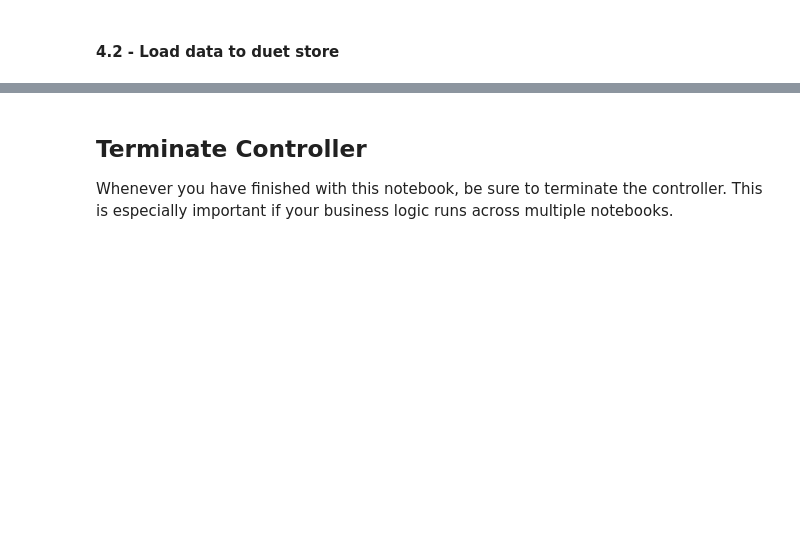
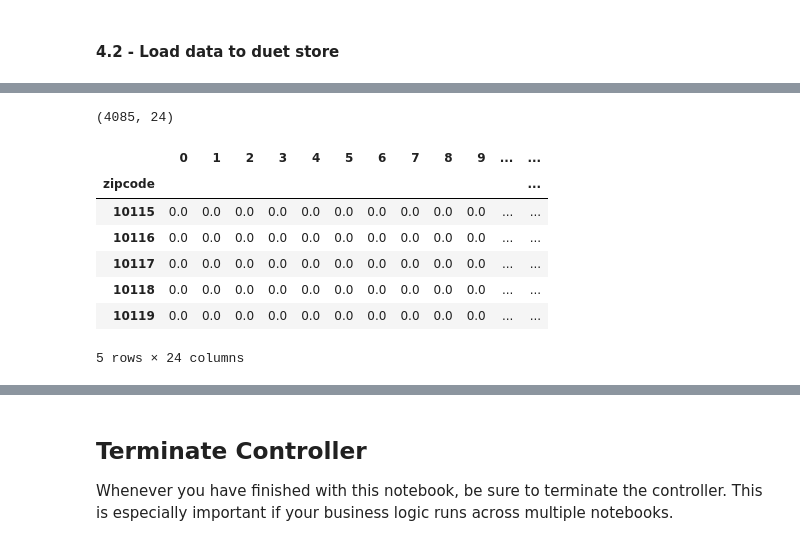
Before and after one commit to kajaschmidt/aries-jupyter-playground, a Jupyter notebook: agents/manufacturer1/notebooks/03_connect_with_city.ipynb, the cells around one changed output, grey strips where cells are left out. Cells and saved outputs as stored; diff of their text form; code cells hidden in the pictures; blank space fills up the shorter version.

```diff
--- a/agents/manufacturer1/notebooks/03_connect_with_city.ipynb
+++ b/agents/manufacturer1/notebooks/03_connect_with_city.ipynb
@@ -143,0 +195,6 @@ age_data_pointer = age_data.send(duet, pointable=True)
+# %%
+# Get dataframe and get hour of every entry from timestamp (zipcode data from https://daten.odis-berlin.de/de/dataset/plz/)
+df_zipcode = pd.read_csv("data/berlin_zipcodes.csv").rename(columns={"pls":"zipcode"})
+df = pd.read_csv("data/data.csv", index_col=0)
+df["hour"] = df.timestamp.apply(lambda x: int(x[11:13]))
+df.head()
@@ -143,0 +233,22 @@ age_data_pointer = age_data.send(duet, pointable=True)
+# %%
+# Get hourly co2
+df_hourly_co2 = df[["zipcode", "hour","co2_grams"]].groupby(["zipcode", "hour"]).sum().reset_index()
+df_hourly_co2 = df_hourly_co2.pivot(index=["zipcode"], columns=["hour"])["co2_grams"].replace(np.nan, 0)
+
+# Get matrix that of shape (4085,25)
+df_hourly_zipcode = df_zipcodes.set_index("zipcode").reindex(columns=list(range(0,24))).replace(np.nan,0)#.reset_index()
+
+# Add matrix-shaped pandas
+df_hourly_co2_per_zipcode = df_hourly_zipcode.add(df_hourly_co2, fill_value=0)
+print(df_hourly_co2_per_zipcode.shape)
+df_hourly_co2_per_zipcode.head()
+# %% [output]
+(4085, 24)
+|  | 0 | 1 | 2 | 3 | 4 | 5 | 6 | 7 | 8 | 9 | ... | ... |
+| zipcode |  |  |  |  |  |  |  |  |  |  |  | ... |
+| 10115 | 0.0 | 0.0 | 0.0 | 0.0 | 0.0 | 0.0 | 0.0 | 0.0 | 0.0 | 0.0 | ... | ... |
+| 10116 | 0.0 | 0.0 | 0.0 | 0.0 | 0.0 | 0.0 | 0.0 | 0.0 | 0.0 | 0.0 | ... | ... |
+| 10117 | 0.0 | 0.0 | 0.0 | 0.0 | 0.0 | 0.0 | 0.0 | 0.0 | 0.0 | 0.0 | ... | ... |
+| 10118 | 0.0 | 0.0 | 0.0 | 0.0 | 0.0 | 0.0 | 0.0 | 0.0 | 0.0 | 0.0 | ... | ... |
+| 10119 | 0.0 | 0.0 | 0.0 | 0.0 | 0.0 | 0.0 | 0.0 | 0.0 | 0.0 | 0.0 | ... | ... |
+5 rows × 24 columns
```
Also changed, not shown: parts of 15 cells of this notebook, 8 other files.
